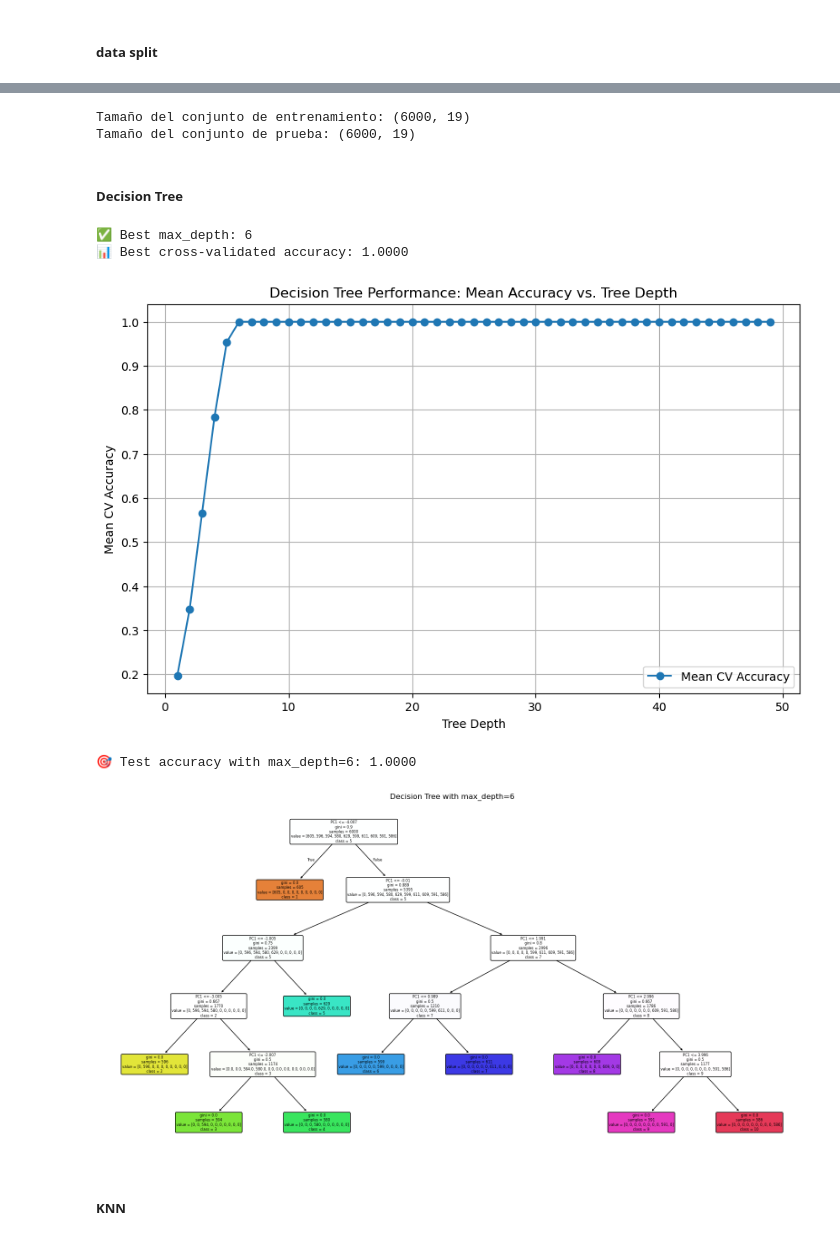
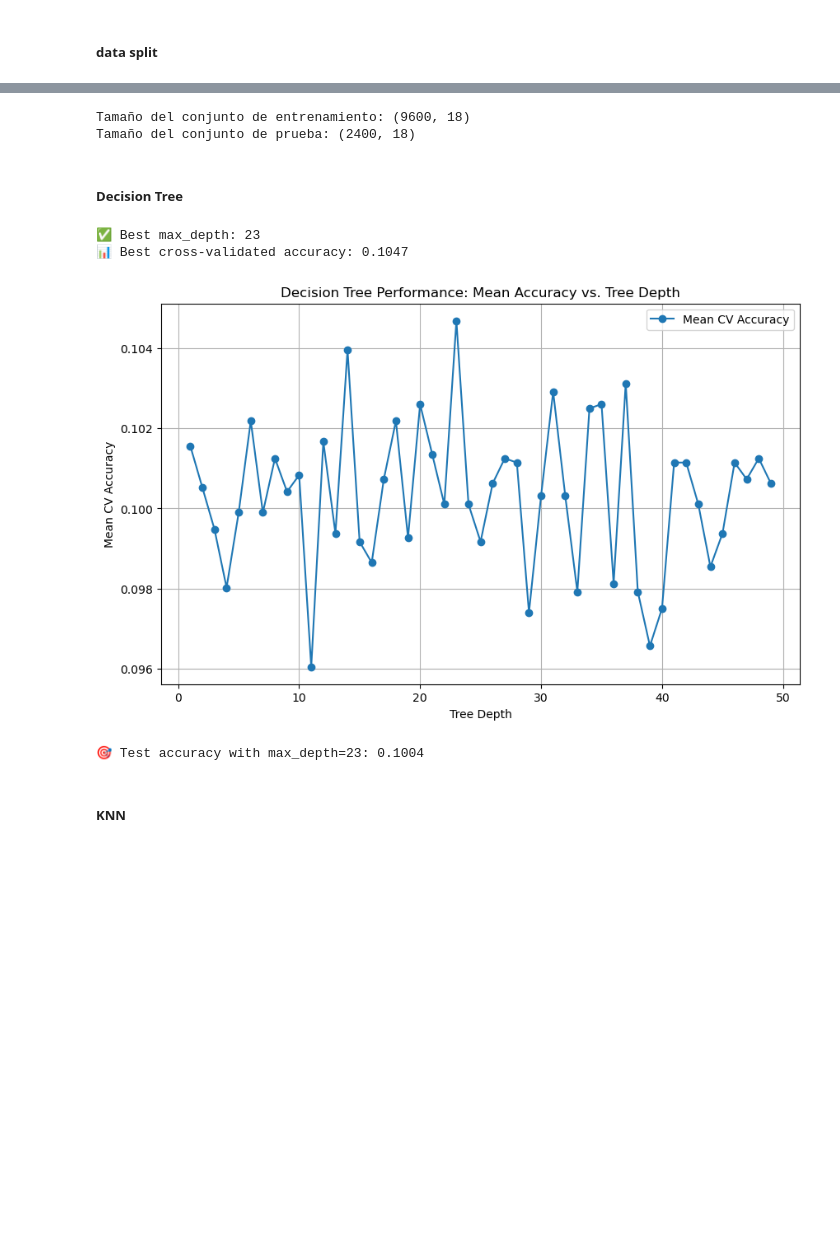
Before and after one commit to 100495761/MSE446, a Jupyter notebook: main.ipynb, the cells around one changed output, grey strips where cells are left out. Drawn from its saved outputs; the diff is of its cells as text; code cells hidden in the pictures; blank space fills up the shorter version.

```diff
--- a/main.ipynb
+++ b/main.ipynb
@@ -123,7 +123,7 @@ plt.show()
 # %% [output]
 [figure]
 # %%
-Age = data['Age']
+"""Age = data['Age']
 bins = [0, 18, 30, 40, 50, 60, 70]
 labels = ['0-18', '19-30', '31-40', '41-50', '51-60', '61-70']
 
@@ -147,7 +147,7 @@ plt.show()
 # One hot-encoding keeping the grouped column for visualization
 ohe = OneHotEncoder(sparse_output=False).set_output(transform='pandas')
 array = ohe.fit_transform(groups.to_frame())
-data = pd.concat([data.drop(['Age'], axis=1), array], axis=1)
+data = pd.concat([data.drop(['Age'], axis=1), array], axis=1)"""
 
 Gender = data['Gender']
 # One hot-encoding
@@ -286,8 +278,9 @@ from sklearn.decomposition import PCA
 from sklearn.preprocessing import StandardScaler
 import matplotlib.pyplot as plt
 
-X_scaled = data.select_dtypes(include=[np.number])
-X=data
+X_verdadero = data.drop(columns=['Severity of Anxiety Attack (1-10)'])
+X_scaled = X_verdadero.select_dtypes(include=[np.number])
+X=X_verdadero
 pca = PCA(n_components=None)
 
 # Ajustar PCA a los datos
@@ -369,13 +362,13 @@ from sklearn.model_selection import train_test_split
 y = data['Severity of Anxiety Attack (1-10)']
 
 # Dividir datos para entrenamiento y prueba (80/20)
-X_train, X_test, y_train, y_test = train_test_split(X_reduced_df, y, test_size=0.5, random_state=42)
+X_train, X_test, y_train, y_test = train_test_split(X_reduced, y, test_size=0.2, random_state=42)
 
 print(f'Tamaño del conjunto de entrenamiento: {X_train.shape}')
 print(f'Tamaño del conjunto de prueba: {X_test.shape}')
 # %% [output]
-Tamaño del conjunto de entrenamiento: (6000, 19)
-Tamaño del conjunto de prueba: (6000, 19)
+Tamaño del conjunto de entrenamiento: (9600, 18)
+Tamaño del conjunto de prueba: (2400, 18)
 # %% [markdown]
 ##### Decision Tree
 # %%
@@ -406,42 +399,41 @@ best_score = grid_search.best_score_
 print(f"✅ Best max_depth: {best_depth}")
 print(f"📊 Best cross-validated accuracy: {best_score:.4f}")
 
 # Extract mean cross-validation scores for each max_depth
 mean_test_scores = grid_search.cv_results_['mean_test_score']
 
 # Plot the results
 plt.figure(figsize=(10, 6))
 plt.plot(param_grid['max_depth'], mean_test_scores, marker='o', label='Mean CV Accuracy')
 plt.xlabel('Tree Depth')
 plt.ylabel('Mean CV Accuracy')
 plt.title('Decision Tree Performance: Mean Accuracy vs. Tree Depth')
 plt.grid(True)
 plt.legend()
 plt.show()
 
 # Retrain Decision Tree with best depth
 best_tree_clf = DecisionTreeClassifier(max_depth=best_depth, random_state=42)
 best_tree_clf.fit(X_train, y_train)  # Changed from train_X, train_Y to X_train, y_train
 
 # Evaluate on the test set
 test_accuracy = accuracy_score(y_test, best_tree_clf.predict(X_test))  # Changed from test_Y, test_X to y_test, X_test
 print(f"🎯 Test accuracy with max_depth={best_depth}: {test_accuracy:.4f}")
 
 # Visualize decision tree
-plt.figure(figsize=(20, 10))
-plot_tree(best_tree_clf, feature_names=X_train.columns, class_names=[str(c) for c in best_tree_clf.classes_], filled=True, rounded=True)
-plt.title(f"Decision Tree with max_depth={best_depth}")
-plt.show()
+#plt.figure(figsize=(20, 10))
+#plot_tree(best_tree_clf, feature_names=X_train.columns, class_names=[str(c) for c in best_tree_clf.classes_], filled=True, rounded=True)
+#plt.title(f"Decision Tree with max_depth={best_depth}")
+#plt.show()
 
 # Print the tree rules (optional)
 # tree_rules = export_text(best_tree_clf, feature_names=list(X_train.columns))
 # print(tree_rules)
 # %% [output]
-✅ Best max_depth: 6
-📊 Best cross-validated accuracy: 1.0000
+✅ Best max_depth: 23
+📊 Best cross-validated accuracy: 0.1047
-[figure, old version]
+[figure, new version]
-🎯 Test accuracy with max_depth=6: 1.0000
+🎯 Test accuracy with max_depth=23: 0.1004
-[figure, removed]
 # %% [markdown]
 ##### KNN
 # %%
```
Also changed, not shown: parts of 15 cells of this notebook.
